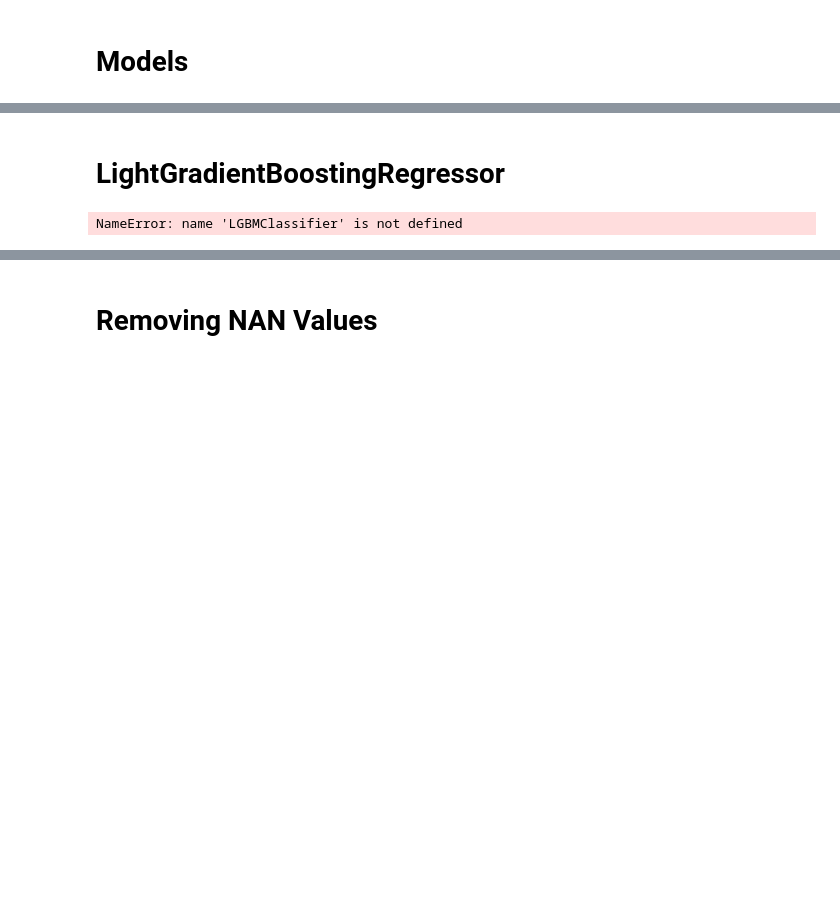
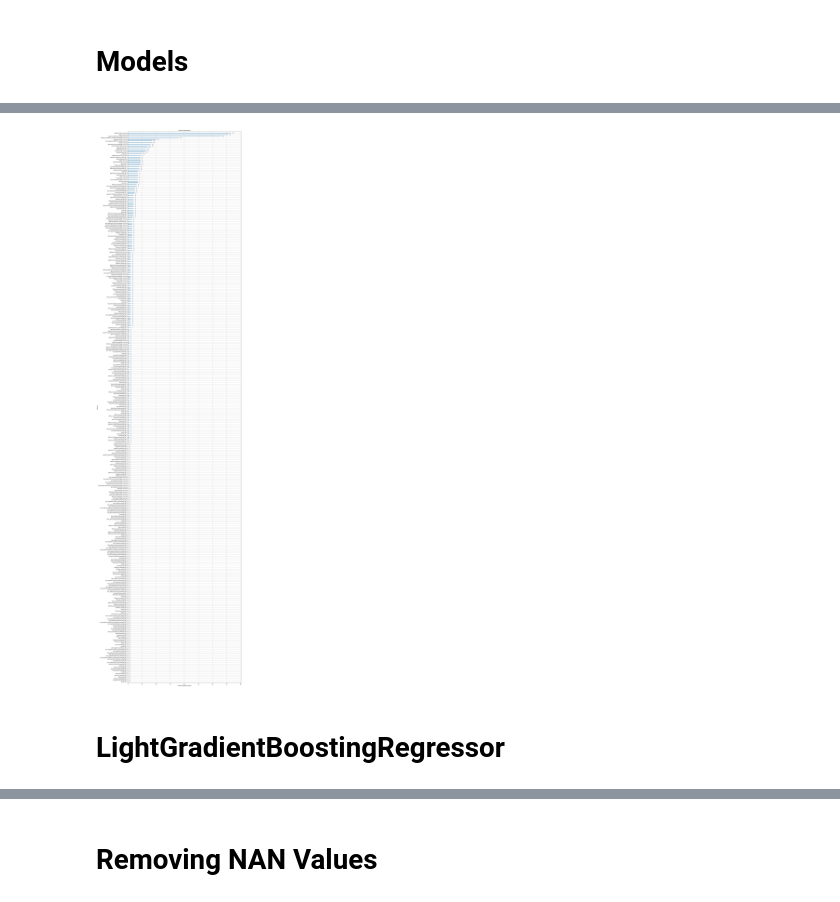
Before and after one commit to Lhett2626/Capstone, a Jupyter notebook: Models.ipynb, the cells around one changed output, grey strips where cells are left out. Saved outputs shown, nothing was run; the diff lists cells and outputs as text; code cells hidden in the pictures; blank space fills up the shorter version.

```diff
--- a/Models.ipynb
+++ b/Models.ipynb
@@ -49,2 +113,9 @@ pd.DataFrame(full_regression_df.corrwith(by_team_df['points'])).plot(kind='barh'
+# %%
+ltb.plot_importance(lgbm, title='Feature importance (Split)', xlabel='Feature importance (split)', ylabel='Features',
+                     importance_type='split', ignore_zero = False, figsize=(20, 100))
+
+plt.savefig('split.png')
+# %% [output]
+[figure, added]
 # %% [markdown]
 # LightGradientBoostingRegressor
@@ -72,8 +121,0 @@ X = full_regression_df_regression.drop('points', axis = 1)
-# %%
-model = LGBMClassifier() #Use grid search for better params
-
-cv = RepeatedStratifiedKFold(n_splits=10, n_repeats=3, random_state=1)
-n_scores = cross_val_score(model, X, y, scoring='accuracy', cv=cv, n_jobs=-1)
-print('Accuracy: %.3f (%.3f)' % (mean(n_scores), std(n_scores)))
-# %% [output]
-NameError: name 'LGBMClassifier' is not defined
```
Also changed, not shown: parts of 126 cells of this notebook, 2 other files.
